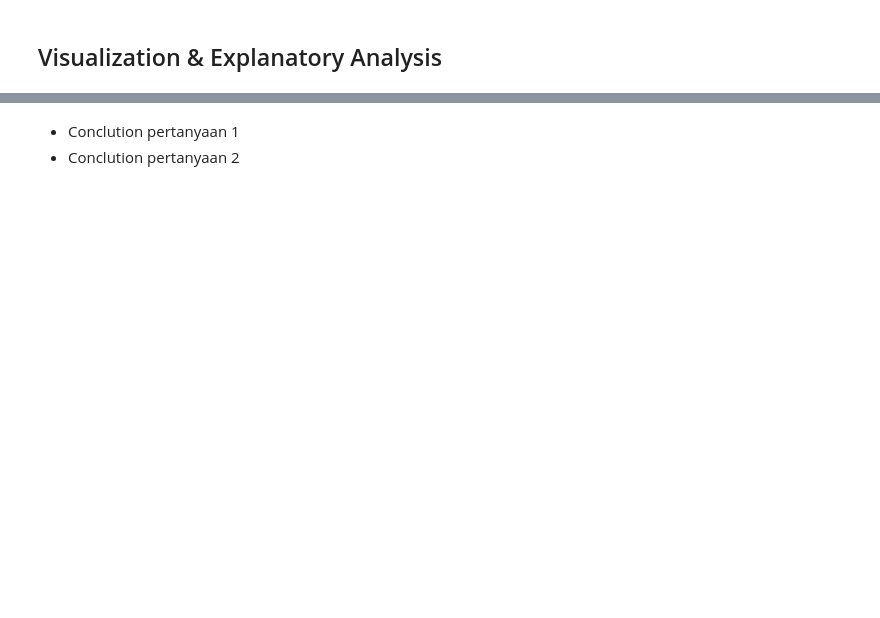
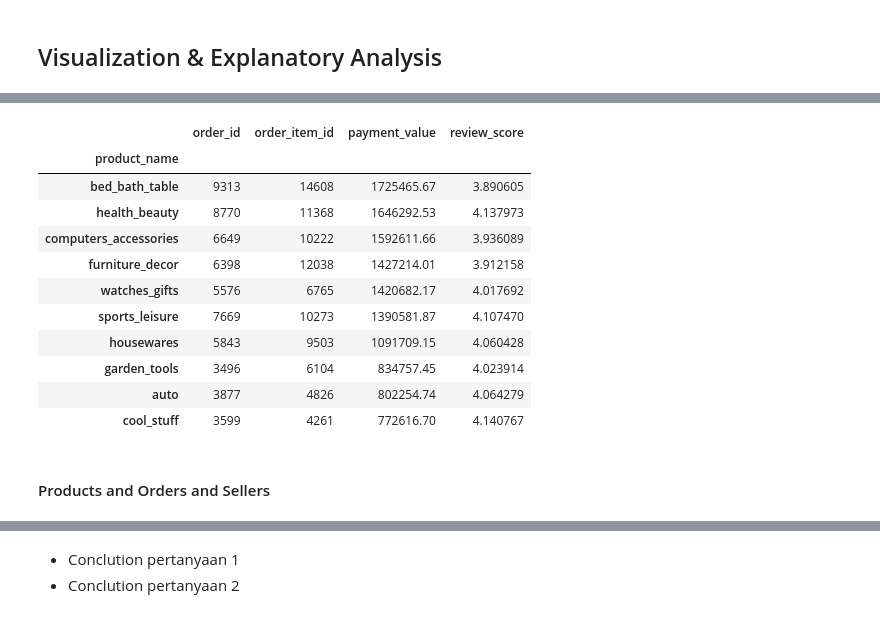
Before and after one commit to Hazz-i/E-commerce-analysis, a Jupyter notebook: notebook.ipynb, the cells around one changed output, grey strips where cells are left out. Drawn from its saved outputs; the diff is of its cells as text; code cells hidden in the pictures; blank space fills up the shorter version.

```diff
--- a/notebook.ipynb
+++ b/notebook.ipynb
@@ -832,0 +997,3 @@ dtype: int64
+# %%
+new_orders_df['order_year'] = new_orders_df['order_approved_at'].dt.year
+new_orders_df['order_month'] = new_orders_df['order_approved_at'].dt.month
@@ -832,0 +1159,11 @@ dtype: int64
+# %%
+# gabungkan semua data product menjadi satu
+
+new_products_df = pd.merge(
+    left=products_df_clean,
+    right=product_categories_df,
+    how="inner",
+    left_on="product_category_name",
+    right_on="product_category_name"
+)
+new_products_df.head()
@@ -832,0 +1177,4 @@ dtype: int64
+# %%
+new_products_df.rename(columns = {'product_category_name_english':'product_name'}, inplace = True)
+new_products_df.drop('product_category_name', axis=1, inplace=True)
+new_products_df.head()
@@ -838,0 +1336,22 @@ dtype: int64
+# %%
+orders_products_df.groupby(by="product_name").agg({
+    "order_id": "nunique",
+    "order_item_id": "sum",
+    "payment_value": "sum",
+    "review_score": "mean"
+}).nlargest(10, "payment_value")
+# %% [output]
+|  | order_id | order_item_id | payment_value | review_score |
+| product_name |  |  |  |  |
+| bed_bath_table | 9313 | 14608 | 1725465.67 | 3.890605 |
+| health_beauty | 8770 | 11368 | 1646292.53 | 4.137973 |
+| computers_accessories | 6649 | 10222 | 1592611.66 | 3.936089 |
+| furniture_decor | 6398 | 12038 | 1427214.01 | 3.912158 |
+| watches_gifts | 5576 | 6765 | 1420682.17 | 4.017692 |
+| sports_leisure | 7669 | 10273 | 1390581.87 | 4.107470 |
+| housewares | 5843 | 9503 | 1091709.15 | 4.060428 |
+| garden_tools | 3496 | 6104 | 834757.45 | 4.023914 |
+| auto | 3877 | 4826 | 802254.74 | 4.064279 |
+| cool_stuff | 3599 | 4261 | 772616.70 | 4.140767 |
+# %% [markdown]
+#### Products and Orders and Sellers
```
Also changed, not shown: parts of 59 cells of this notebook.
